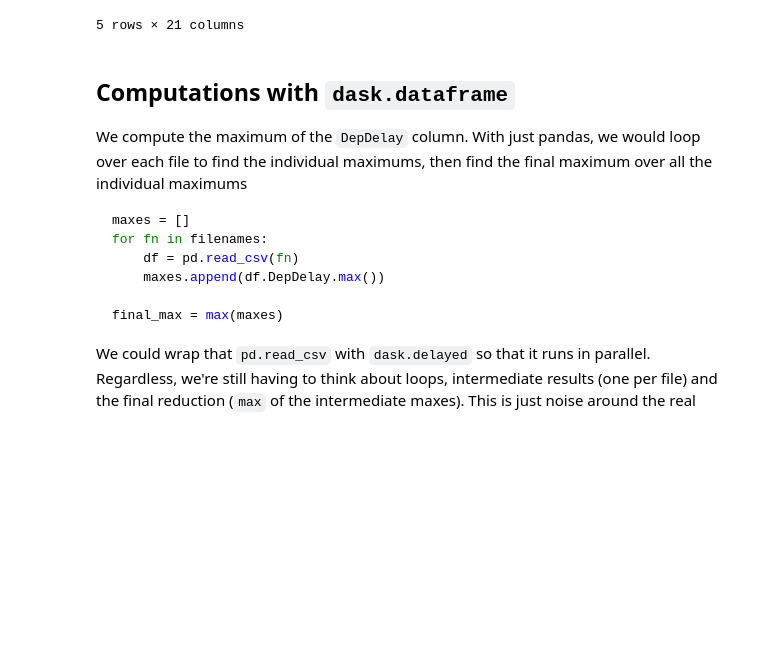
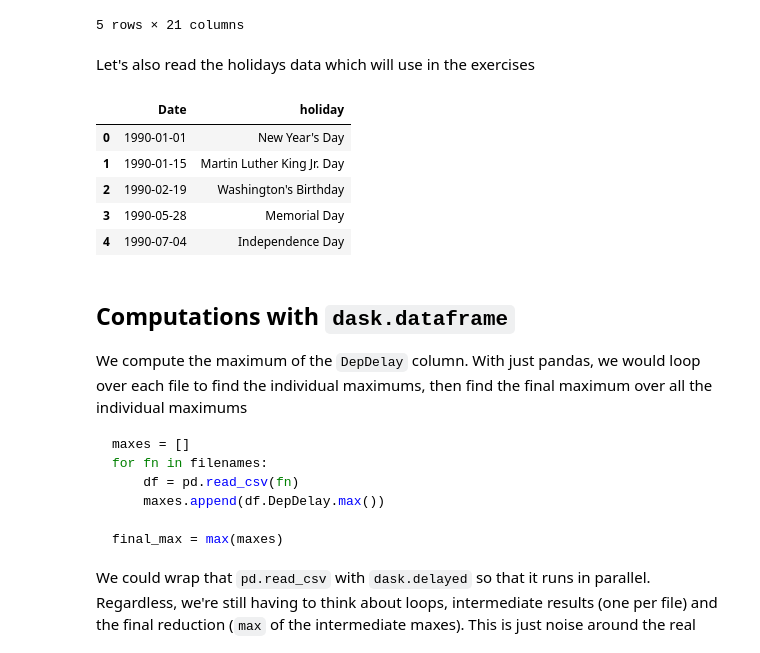
Before and after one commit to dask/dask-tutorial, a Jupyter notebook: 04_dataframe.ipynb, the cells around one changed output. Drawn from its saved outputs; the diff is of its cells as text; code cells hidden in the pictures; blank space fills up the shorter version.

```diff
--- a/04_dataframe.ipynb
+++ b/04_dataframe.ipynb
@@ -150,6 +150,19 @@ df.tail()  # now works
 | 997 | 1999-01-28 | 4 | 629.0 | 635 | 803.0 | 817 | CO | 437 | N26210 | ... |
 | 998 | 1999-01-29 | 5 | 632.0 | 635 | 802.0 | 817 | CO | 437 | N12225 | ... |
 5 rows × 21 columns
+# %% [markdown]
+Let's also read the holidays data which will use in the exercises
+# %%
+holidays = dd.read_parquet(os.path.join('data', "holidays"))
+# %%
+holidays.head()
+# %% [output]
+|  | Date | holiday |
+| 0 | 1990-01-01 | New Year's Day |
+| 1 | 1990-01-15 | Martin Luther King Jr. Day |
+| 2 | 1990-02-19 | Washington's Birthday |
+| 3 | 1990-05-28 | Memorial Day |
+| 4 | 1990-07-04 | Independence Day |
 # %% [markdown]
 ## Computations with `dask.dataframe`
 
```
Also changed, not shown: parts of 9 cells of this notebook, 35 other files.
